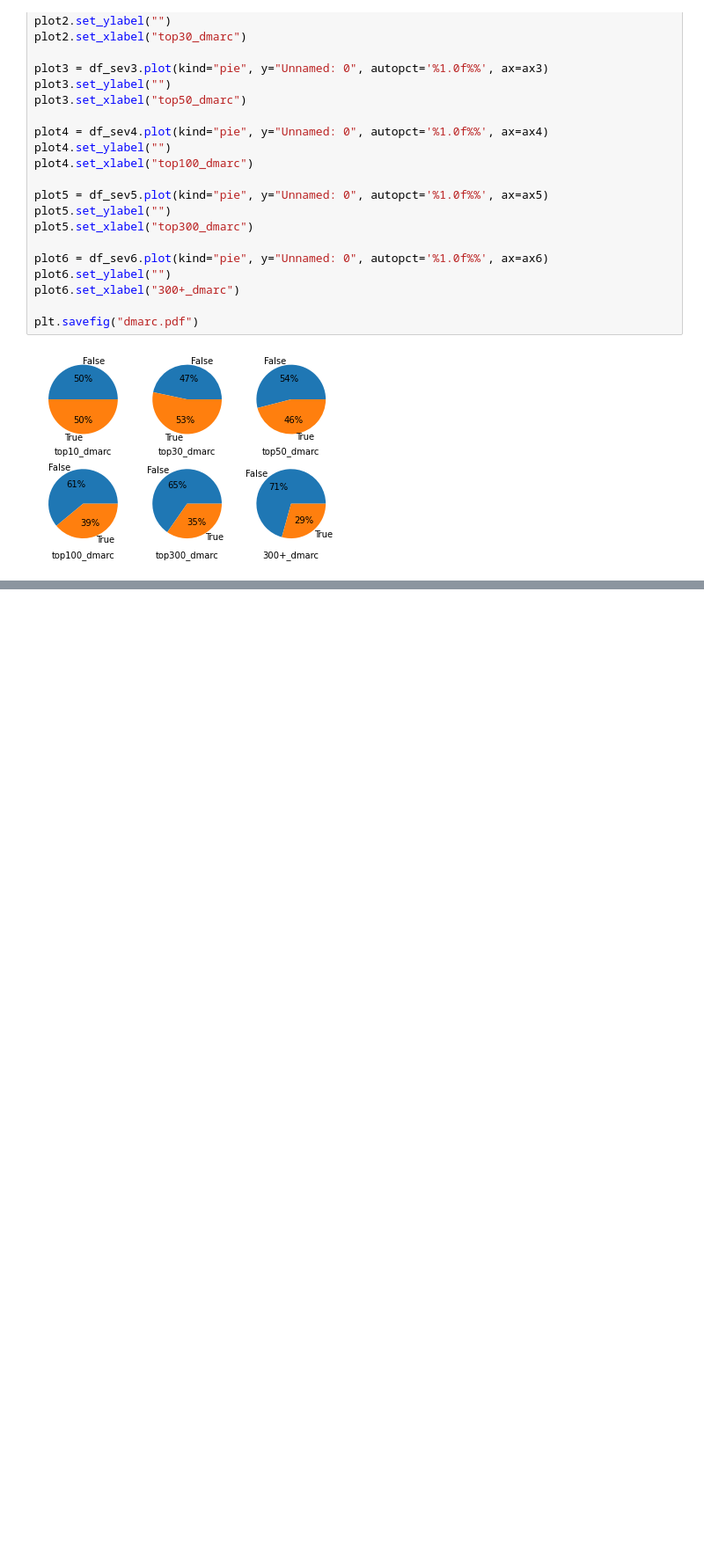
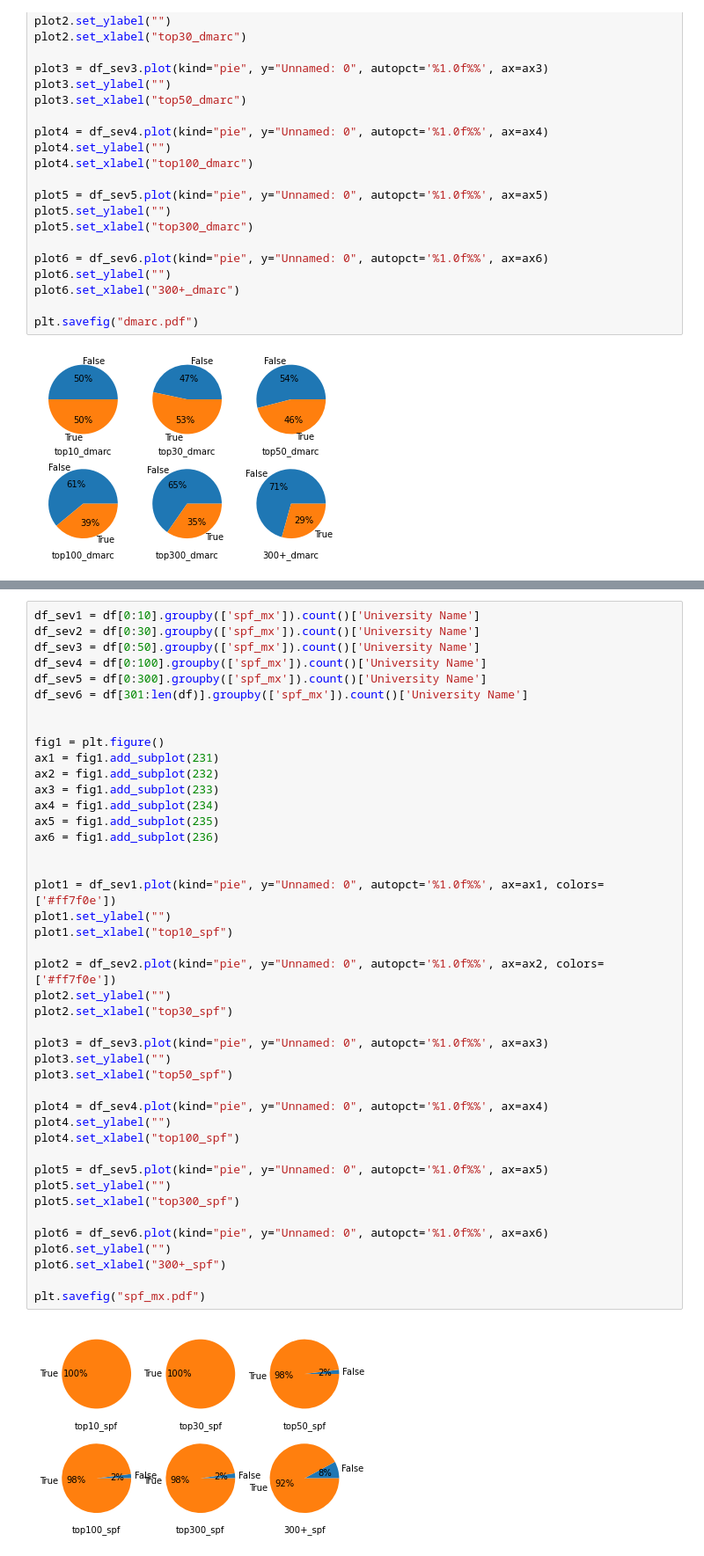
Before and after one commit to qumengdie/Email_Security, a Jupyter notebook: data_analysis/data_analysis.ipynb, the cells around one changed output, grey strips where cells are left out. Shown at 88% size. Saved outputs shown, nothing was run; the diff lists cells and outputs as text; blank space fills up the shorter version.

```diff
--- a/data_analysis/data_analysis.ipynb
+++ b/data_analysis/data_analysis.ipynb
@@ -336,0 +390,45 @@ fig.show()
+# %%
+df_sev1 = df[0:10].groupby(['spf_mx']).count()['University Name']
+df_sev2 = df[0:30].groupby(['spf_mx']).count()['University Name']
+df_sev3 = df[0:50].groupby(['spf_mx']).count()['University Name']
+df_sev4 = df[0:100].groupby(['spf_mx']).count()['University Name']
+df_sev5 = df[0:300].groupby(['spf_mx']).count()['University Name']
+df_sev6 = df[301:len(df)].groupby(['spf_mx']).count()['University Name']
+
+
+fig1 = plt.figure()
+ax1 = fig1.add_subplot(231)
+ax2 = fig1.add_subplot(232)
+ax3 = fig1.add_subplot(233)
+ax4 = fig1.add_subplot(234)
+ax5 = fig1.add_subplot(235)
+ax6 = fig1.add_subplot(236)
+
+
+plot1 = df_sev1.plot(kind="pie", y="Unnamed: 0", autopct='%1.0f%%', ax=ax1, colors=['#ff7f0e'])
+plot1.set_ylabel("")
+plot1.set_xlabel("top10_spf")
+
+plot2 = df_sev2.plot(kind="pie", y="Unnamed: 0", autopct='%1.0f%%', ax=ax2, colors=['#ff7f0e'])
+plot2.set_ylabel("")
+plot2.set_xlabel("top30_spf")
+
+plot3 = df_sev3.plot(kind="pie", y="Unnamed: 0", autopct='%1.0f%%', ax=ax3)
+plot3.set_ylabel("")
+plot3.set_xlabel("top50_spf")
+
+plot4 = df_sev4.plot(kind="pie", y="Unnamed: 0", autopct='%1.0f%%', ax=ax4)
+plot4.set_ylabel("")
+plot4.set_xlabel("top100_spf")
+
+plot5 = df_sev5.plot(kind="pie", y="Unnamed: 0", autopct='%1.0f%%', ax=ax5)
+plot5.set_ylabel("")
+plot5.set_xlabel("top300_spf")
+
+plot6 = df_sev6.plot(kind="pie", y="Unnamed: 0", autopct='%1.0f%%', ax=ax6)
+plot6.set_ylabel("")
+plot6.set_xlabel("300+_spf")
+
+plt.savefig("spf_mx.pdf")
+# %% [output]
+[figure, added]
```
Also changed, not shown: parts of 10 cells of this notebook.
